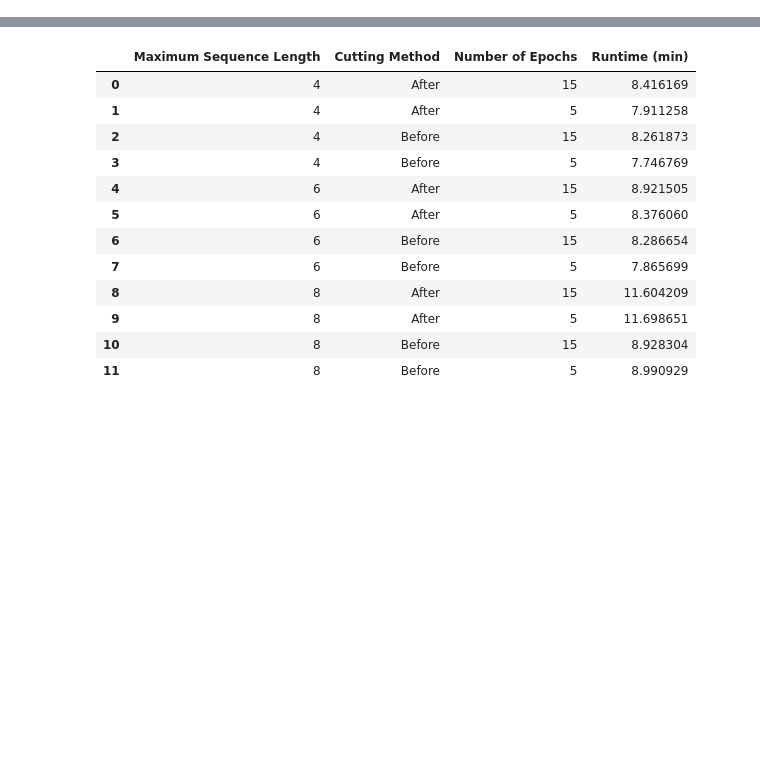
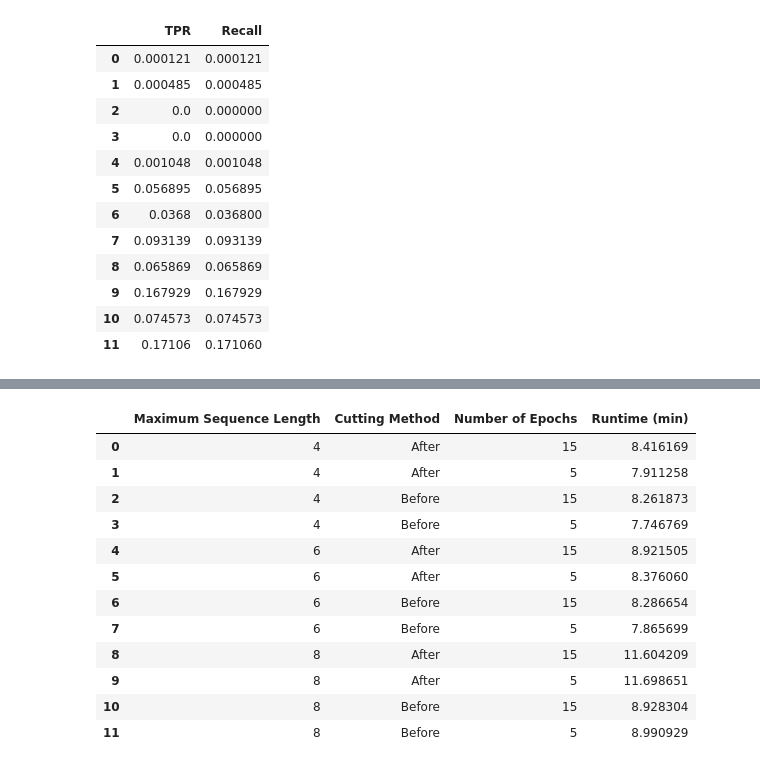
Before and after one commit to ninaihde/dl-plasmid-classifier, a Jupyter notebook: src/evaluate_classification.ipynb, the cells around one changed output, grey strips where cells are left out. Saved outputs shown, nothing was run; the diff lists cells and outputs as text; code cells hidden in the pictures; blank space fills up the shorter version.

```diff
--- a/src/evaluate_classification.ipynb
+++ b/src/evaluate_classification.ipynb
@@ -50,0 +51,16 @@ metrics['F1S'] = metrics['TP'] / (metrics['TP'] + 0.5 * (metrics['FP'] + metrics
+# %%
+metrics.equals[['TPR', 'Recall']]
+# %% [output]
+|  | TPR | Recall |
+| 0 | 0.000121 | 0.000121 |
+| 1 | 0.000485 | 0.000485 |
+| 2 | 0.0 | 0.000000 |
+| 3 | 0.0 | 0.000000 |
+| 4 | 0.001048 | 0.001048 |
+| 5 | 0.056895 | 0.056895 |
+| 6 | 0.0368 | 0.036800 |
+| 7 | 0.093139 | 0.093139 |
+| 8 | 0.065869 | 0.065869 |
+| 9 | 0.167929 | 0.167929 |
+| 10 | 0.074573 | 0.074573 |
+| 11 | 0.17106 | 0.171060 |
```
Also changed, not shown: parts of 7 cells of this notebook, 1 other file.
